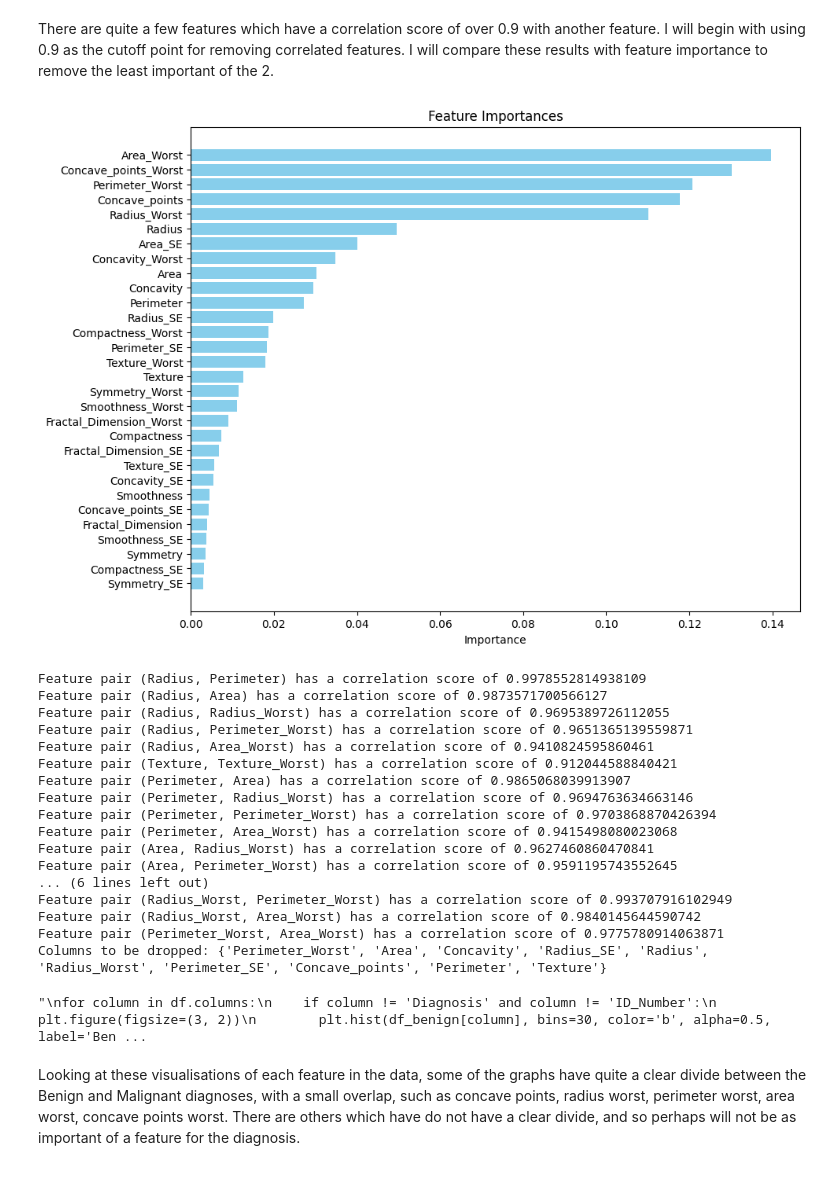
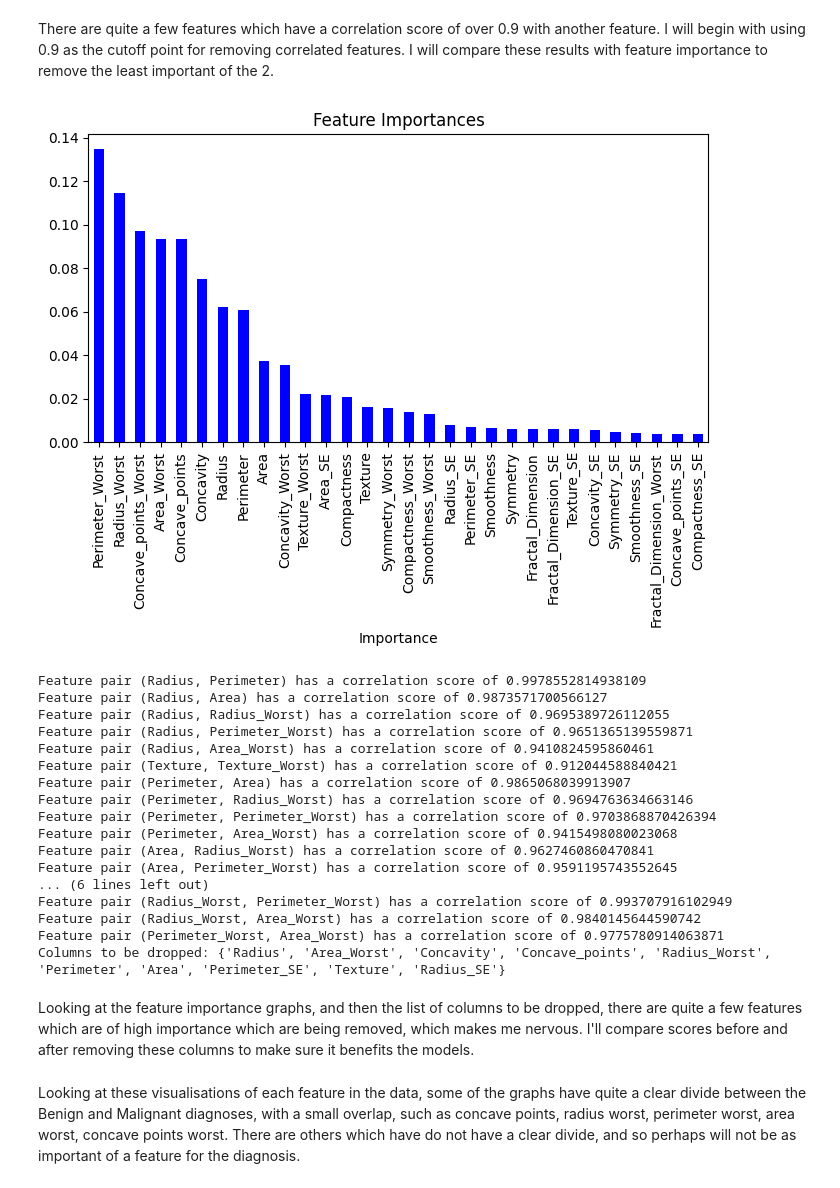
Before and after one commit to DenisBrice/MLProject, a Jupyter notebook: ML_jupyter.ipynb, the cells around one changed output. Saved outputs shown, nothing was run; the diff lists cells and outputs as text; code cells hidden in the pictures.

Commit message:
Final scoring and model interpretation. Plus flask project created

```diff
--- a/ML_jupyter.ipynb
+++ b/ML_jupyter.ipynb
@@ -120,39 +142,50 @@ There are quite a few features which have a correlation score of over 0.9 with a
 I will compare these results with feature importance to remove the least important of the 2.
 # %%
 # Fit a random forest classifier
+y = df['Diagnosis']
+X = df.drop('Diagnosis', axis=1)
 clf = RandomForestClassifier()
-clf.fit(df.drop('Diagnosis', axis=1), df['Diagnosis'])
+X_train, X_test, y_train, y_test = train_test_split(X, y, test_size=0.2, random_state=42)
+clf.fit(X_train,y_train)
 
 # Get feature importances
 importances = clf.feature_importances_
-importance_series = pd.Series(importances, index=df.drop('Diagnosis', axis=1).columns)
+importance_series = pd.Series(importances, index=X.columns)
+# Sort the series by importance
+sorted_importances = importance_series.sort_values(ascending=False)
 
+# Create a bar plot
+plt.figure(figsize=(8,4))
+sorted_importances.plot(kind='bar', color='blue')
+plt.xlabel('Importance')
+plt.title('Feature Importances')
+plt.show()
 # columns to drop
 cols_to_drop = set()
 
 corr_matrix = df.corr()
 
-# Iterate over the correlation matrix
+# Iterate over the correlation matrix and drop the feature with the lowest importance score in each pair of highly correlated features
 for i in range(corr_matrix.shape[0]):
     for j in range(i+1, corr_matrix.shape[1]):
         if abs(corr_matrix.iloc[i, j]) > 0.9:
             print(f"Feature pair ({corr_matrix.columns[i]}, {corr_matrix.columns[j]}) has a correlation score of {corr_matrix.iloc[i, j]}")
             # If neither of the features in the pair have been removed before
             if corr_matrix.columns[i] not in cols_to_drop and corr_matrix.columns[j] not in cols_to_drop:
                 # Add the feature with the lowest importance score to the set of features to remove
                 if importance_series[corr_matrix.columns[i]] > importance_series[corr_matrix.columns[j]]:
                     cols_to_drop.add(corr_matrix.columns[j])
                 else:
                     cols_to_drop.add(corr_matrix.columns[i])
 
 
 
 # Drop the columns
 # I am not going to drop the columns yet, I will run tests with and without the columns to see the difference in.
 #df = df.drop(cols_to_drop, axis=1)
 print(f"Columns to be dropped: {cols_to_drop}")
 # %% [output]
-[figure, old version]
+[figure, new version]
 Feature pair (Radius, Perimeter) has a correlation score of 0.9978552814938109
 Feature pair (Radius, Area) has a correlation score of 0.9873571700566127
 Feature pair (Radius, Radius_Worst) has a correlation score of 0.9695389726112055
@@ -169,28 +202,9 @@ Feature pair (Area, Perimeter_Worst) has a correlation score of 0.95911957435526
 Feature pair (Radius_Worst, Perimeter_Worst) has a correlation score of 0.993707916102949
 Feature pair (Radius_Worst, Area_Worst) has a correlation score of 0.9840145644590742
 Feature pair (Perimeter_Worst, Area_Worst) has a correlation score of 0.9775780914063871
-Columns to be dropped: {'Perimeter_Worst', 'Area', 'Concavity', 'Radius_SE', 'Radius', 'Radius_Worst', 'Perimeter_SE', 'Concave_points', 'Perimeter', 'Texture'}
+Columns to be dropped: {'Radius', 'Area_Worst', 'Concavity', 'Concave_points', 'Radius_Worst', 'Perimeter', 'Area', 'Perimeter_SE', 'Texture', 'Radius_SE'}
-# %%
-# 3 EDA - visualizing the data
-
-# Histogram of each feature, grouped by diagnosis
-
-df_malignant = df[df['Diagnosis'] == 1]
-df_benign = df[df['Diagnosis'] == 0]
-'''
-for column in df.columns:
-    if column != 'Diagnosis' and column != 'ID_Number':
-        plt.figure(figsize=(3, 2))
-        plt.hist(df_benign[column], bins=30, color='b', alpha=0.5, label='Benign (0)')
-        plt.hist(df_malignant[column], bins=30, color='r', alpha=0.5, label='Malignant (1)')
-        plt.legend(loc='upper right')
-        plt.xlabel(column)
-        plt.ylabel('Frequency')
-        plt.title(f'{column} Distribution by Diagnosis')
-        plt.show()
-'''
-# %% [output]
-"\nfor column in df.columns:\n    if column != 'Diagnosis' and column != 'ID_Number':\n        plt.figure(figsize=(3, 2))\n        plt.hist(df_benign[column], bins=30, color='b', alpha=0.5, label='Ben ...
+# %% [markdown]
+Looking at the feature importance graphs, and then the list of columns to be dropped, there are quite a few features which are of high importance which are being removed, which makes me nervous. I'll compare scores before and after removing these columns to make sure it benefits the models.
 # %% [markdown]
 Looking at these visualisations of each feature in the data, some of the graphs have quite a clear divide between the Benign and Malignant diagnoses, with a small overlap, such as concave points, radius worst, perimeter worst, area worst, concave points worst.
 There are others which have do not have a clear divide, and so perhaps will not be as important of a feature for the diagnosis.
```
Also changed, not shown: parts of 18 cells of this notebook, 8 other files.
